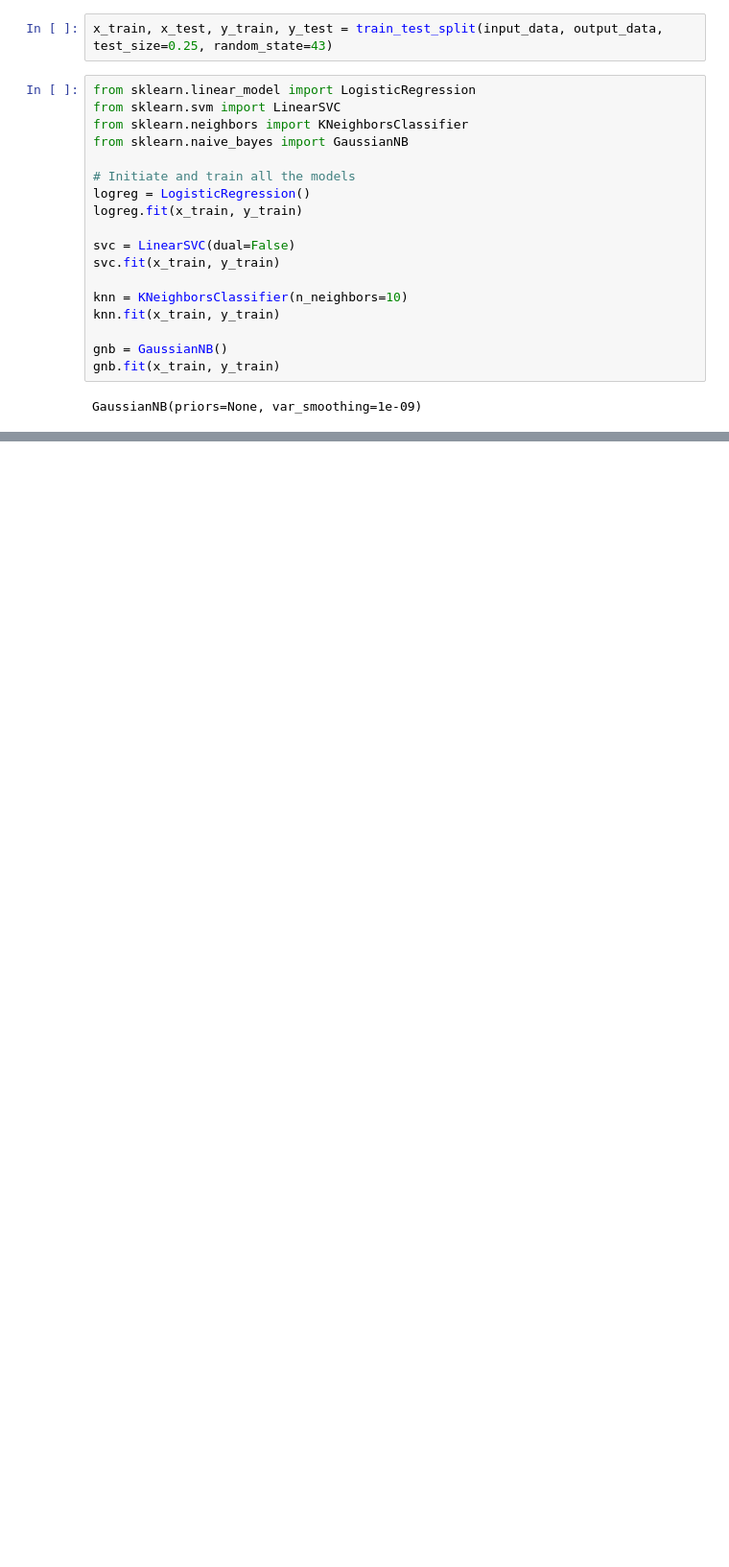
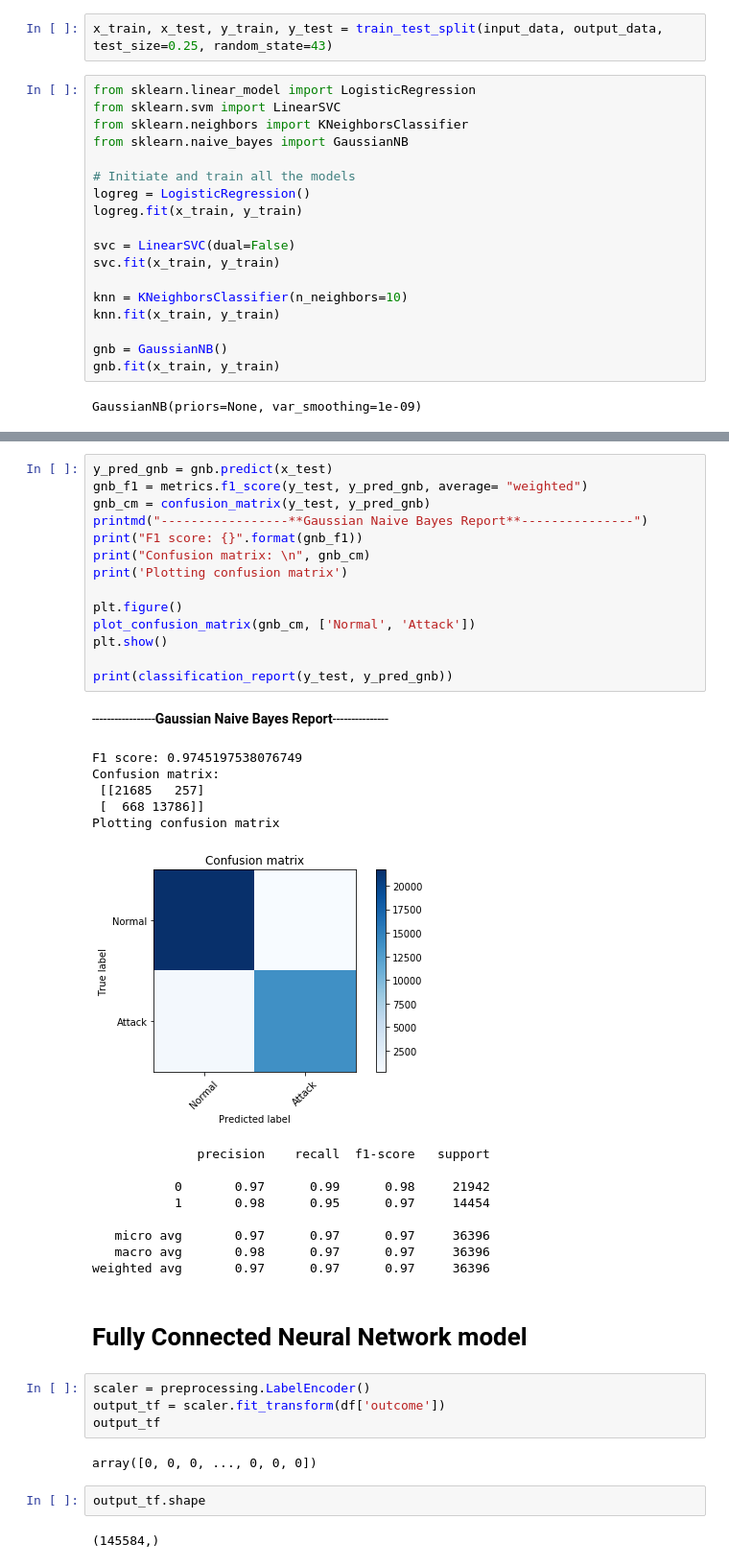
Before and after one commit to hgdangkhoi/Network-Intrusion-Detection-using-Neural-Nets, a Jupyter notebook: Khoi-Hoang_CSC215_MiniProject3.ipynb, the cells around one changed output, grey strips where cells are left out. Shown: that part at 96% size. Cells and saved outputs as stored; diff of their text form; blank space fills up the shorter version.

```diff
--- a/Khoi-Hoang_CSC215_MiniProject3.ipynb
+++ b/Khoi-Hoang_CSC215_MiniProject3.ipynb
@@ -319,0 +384,42 @@ Accuracy score: 0.9901912298054731
+# %%
+y_pred_gnb = gnb.predict(x_test)
+gnb_f1 = metrics.f1_score(y_test, y_pred_gnb, average= "weighted")
+gnb_cm = confusion_matrix(y_test, y_pred_gnb)
+printmd("-----------------**Gaussian Naive Bayes Report**---------------")
+print("F1 score: {}".format(gnb_f1))
+print("Confusion matrix: \n", gnb_cm)
+print('Plotting confusion matrix')
+
+plt.figure()
+plot_confusion_matrix(gnb_cm, ['Normal', 'Attack'])
+plt.show()
+
+print(classification_report(y_test, y_pred_gnb))
+# %% [output]
+-----------------**Gaussian Naive Bayes Report**---------------
+F1 score: 0.9745197538076749
+Confusion matrix:
+ [[21685   257]
+ [  668 13786]]
+Plotting confusion matrix
+[figure, added]
+              precision    recall  f1-score   support
+
+           0       0.97      0.99      0.98     21942
+           1       0.98      0.95      0.97     14454
+
+   micro avg       0.97      0.97      0.97     36396
+   macro avg       0.98      0.97      0.97     36396
+weighted avg       0.97      0.97      0.97     36396
+# %% [markdown]
+# Fully Connected Neural Network model
+# %%
+scaler = preprocessing.LabelEncoder()
+output_tf = scaler.fit_transform(df['outcome'])
+output_tf
+# %% [output]
+array([0, 0, 0, ..., 0, 0, 0])
+# %%
+output_tf.shape
+# %% [output]
+(145584,)
```
Also changed, not shown: parts of 16 cells of this notebook.
